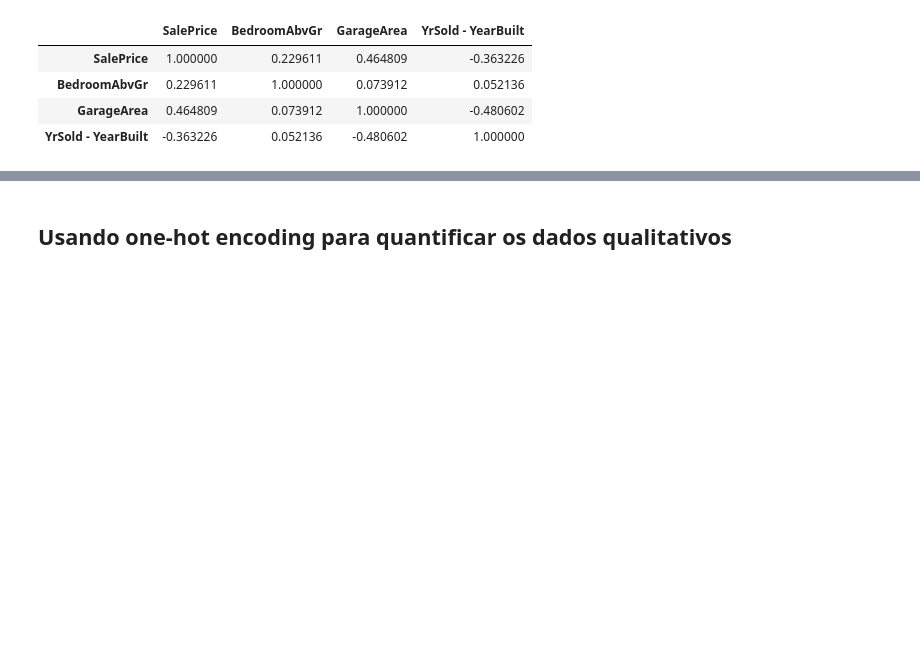
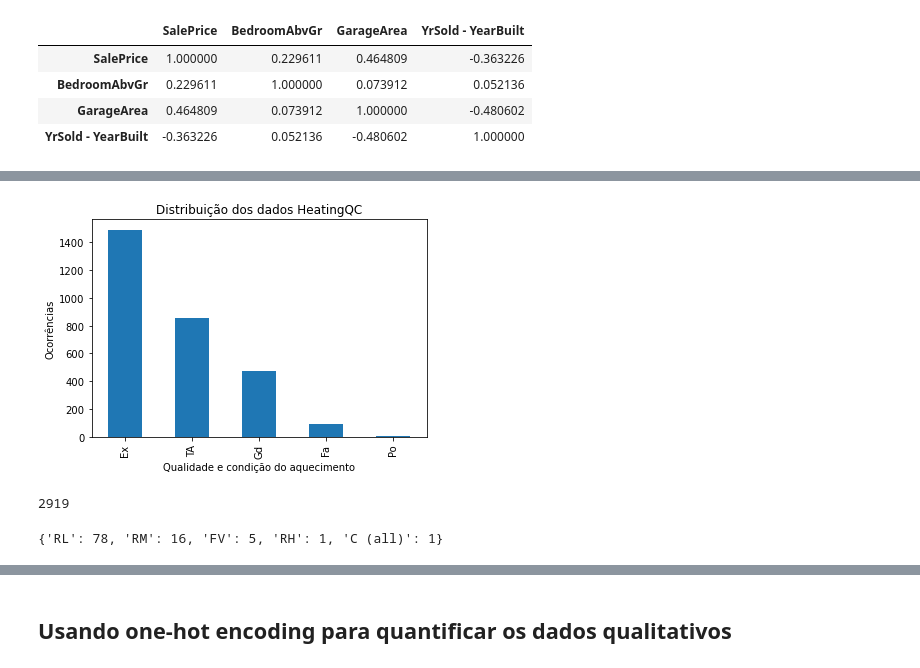
Before and after one commit to fabioheiji/mqaa, a Jupyter notebook: Analises_Descritivas.ipynb, the cells around one changed output, grey strips where cells are left out. Drawn from its saved outputs; the diff is of its cells as text; code cells hidden in the pictures; blank space fills up the shorter version.

Commit message:
Adicao de novos graficos distribuicao

```diff
--- a/Analises_Descritivas.ipynb
+++ b/Analises_Descritivas.ipynb
@@ -49,0 +42,12 @@ Name: HeatingQC, dtype: int64
+# %%
+base['HeatingQC'].value_counts().to_frame().plot(kind='bar', legend=None)
+plt.title('Distribuição dos dados HeatingQC')
+plt.ylabel('Ocorrências')
+plt.xlabel('Qualidade e condição do aquecimento')
+plt.show()
+# %% [output]
+[figure, added]
+# %%
+base['MSZoning'].shape[0]
+# %% [output]
+2919
@@ -49,0 +56,4 @@ Name: HeatingQC, dtype: int64
+# %%
+valores_grafico
+# %% [output]
+{'RL': 78, 'RM': 16, 'FV': 5, 'RH': 1, 'C (all)': 1}
```
Also changed, not shown: parts of 11 cells of this notebook.
